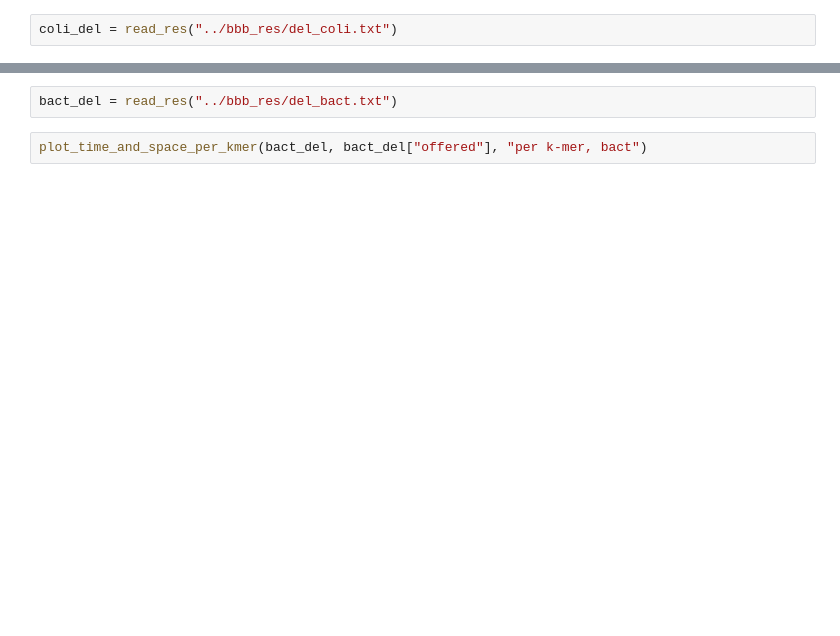
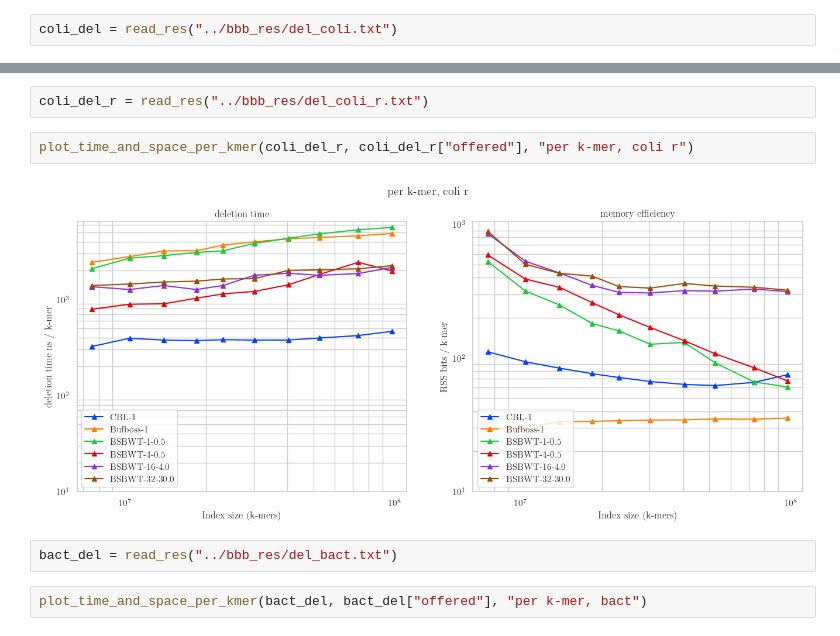
Before and after one commit to saskeli/Dynamic_SBWT_experiments, a Jupyter notebook: delete.ipynb, the cells around one changed output, grey strips where cells are left out. Saved outputs shown, nothing was run; the diff lists cells and outputs as text; blank space fills up the shorter version.

```diff
--- a/delete.ipynb
+++ b/delete.ipynb
@@ -124,3 +141,9 @@ plot_time_and_space(coli_del, "Totals, e-coli")
+# %%
+coli_del_r = read_res("../bbb_res/del_coli_r.txt")
+# %%
+plot_time_and_space_per_kmer(coli_del_r, coli_del_r["offered"], "per k-mer, coli r")
+# %% [output]
+[figure, added]
 # %%
 bact_del = read_res("../bbb_res/del_bact.txt")
 # %%
```
Also changed, not shown: parts of 7 cells of this notebook.
